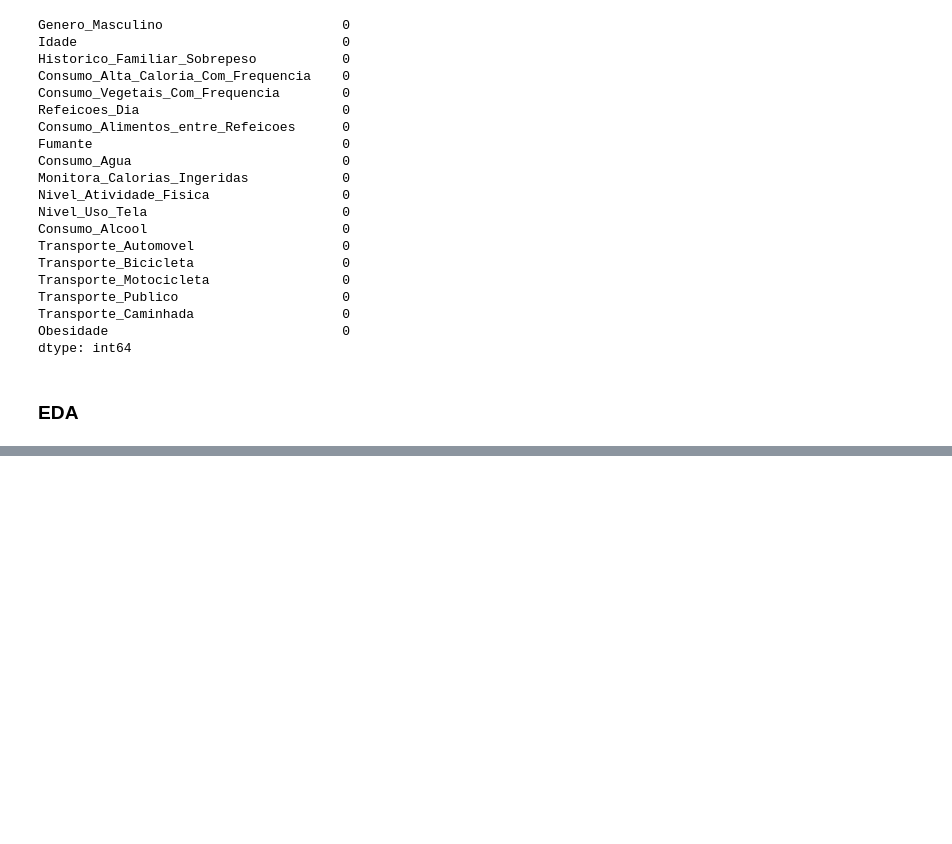
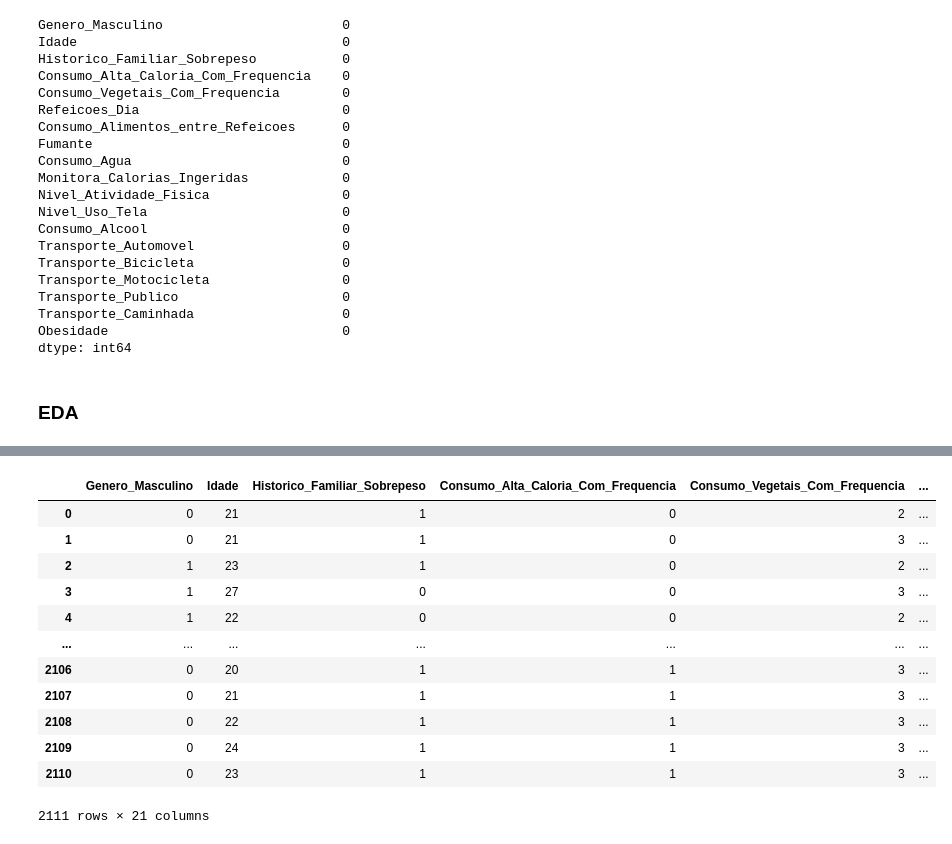
Before and after one commit to brunobandeiraf/Classification_NaiveBayes_IA_Python, a Jupyter notebook: Obesidade/modelo_obesidade.ipynb, the cells around one changed output, grey strips where cells are left out. Drawn from its saved outputs; the diff is of its cells as text; code cells hidden in the pictures; blank space fills up the shorter version.

```diff
--- a/Obesidade/modelo_obesidade.ipynb
+++ b/Obesidade/modelo_obesidade.ipynb
@@ -116,0 +132,24 @@ px.bar(df_obesidade.value_counts('Nivel_Uso_Tela') / len(df_obesidade) * 100)
+# %%
+# Bucheting de Idade
+bins = [10, 20, 30 , 40 , 50, 60, 70]
+bins_ordinal = [0, 1, 2, 3, 4, 5]
+labels_faixa_etaria = ['10-20', '20-30', '30-40', '40-50', '50-60', '60-70']
+
+df_obesidade['Faixa_Etaria_String'] = pd.cut(x = df_obesidade['Idade'], bins=bins, labels=labels_faixa_etaria, include_lowest = True)
+df_obesidade['Faixa_Etaria'] = pd.cut(x = df_obesidade['Idade'], bins=bins, labels=bins_ordinal, include_lowest = True)
+# %%
+df_obesidade
+# %% [output]
+|  | Genero_Masculino | Idade | Historico_Familiar_Sobrepeso | Consumo_Alta_Caloria_Com_Frequencia | Consumo_Vegetais_Com_Frequencia | ... |
+| 0 | 0 | 21 | 1 | 0 | 2 | ... |
+| 1 | 0 | 21 | 1 | 0 | 3 | ... |
+| 2 | 1 | 23 | 1 | 0 | 2 | ... |
+| 3 | 1 | 27 | 0 | 0 | 3 | ... |
+| 4 | 1 | 22 | 0 | 0 | 2 | ... |
+| ... | ... | ... | ... | ... | ... | ... |
+| 2106 | 0 | 20 | 1 | 1 | 3 | ... |
+| 2107 | 0 | 21 | 1 | 1 | 3 | ... |
+| 2108 | 0 | 22 | 1 | 1 | 3 | ... |
+| 2109 | 0 | 24 | 1 | 1 | 3 | ... |
+| 2110 | 0 | 23 | 1 | 1 | 3 | ... |
+2111 rows × 21 columns
```
Also changed, not shown: parts of 1 cell of this notebook.
